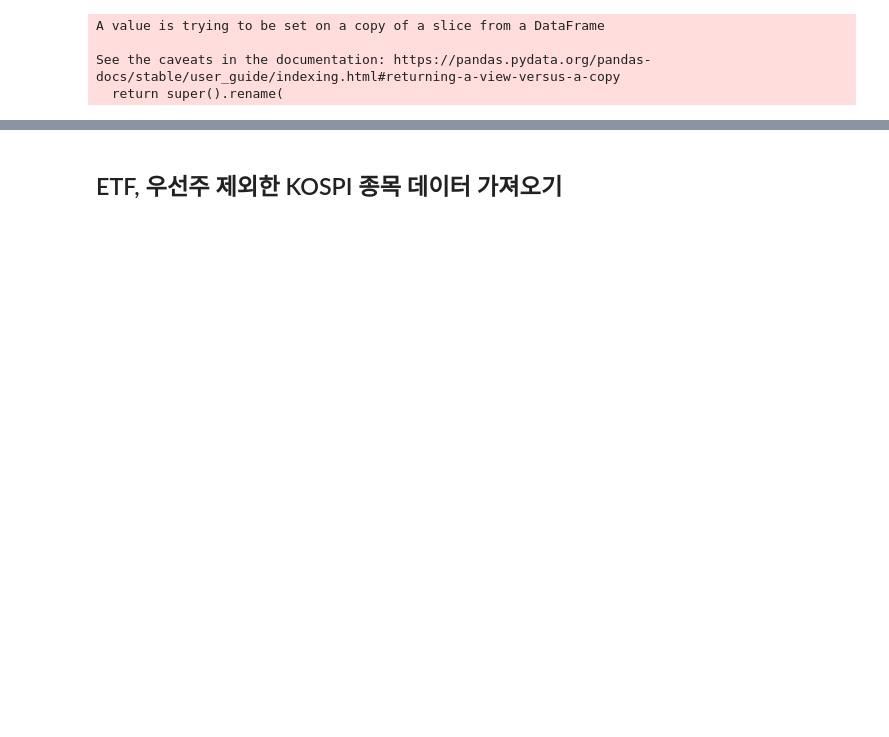
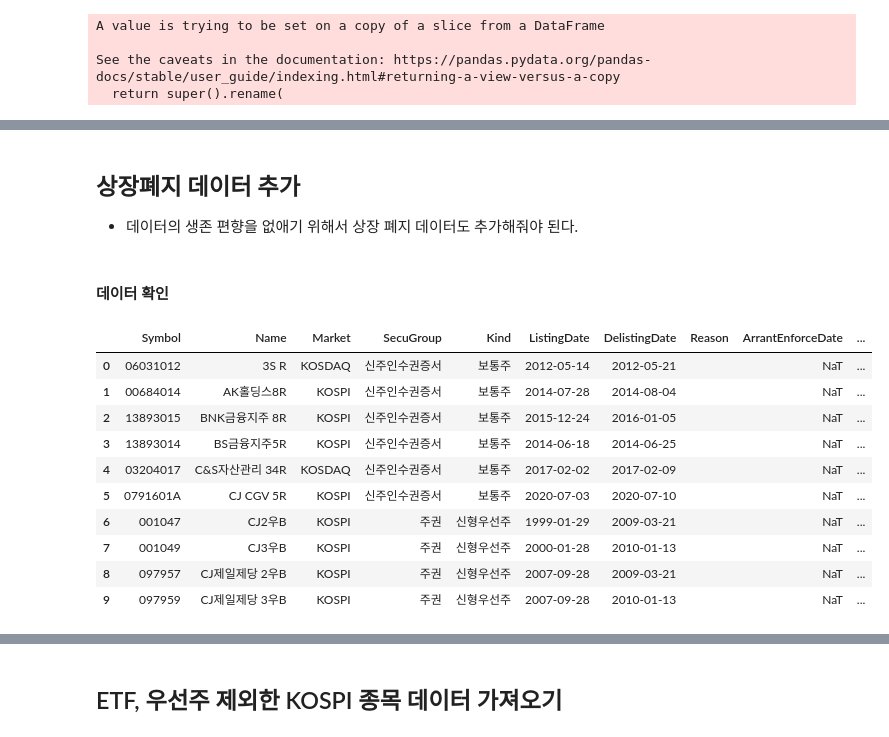
Before and after one commit to Hertz-and-Alpha/machine-learning-for-trading-korea-stock, a Jupyter notebook: data/create_datasets.ipynb, the cells around one changed output, grey strips where cells are left out. Drawn from its saved outputs; the diff is of its cells as text; code cells hidden in the pictures; blank space fills up the shorter version.

Commit message:
Add 상장폐지 종목들 데이터 추가

```diff
--- a/data/create_datasets.ipynb
+++ b/data/create_datasets.ipynb
@@ -75,2 +42,24 @@ kospi_data
 # %%
 kospi_data = kospi_data.groupby(['date', 'ticker']).last()
+# %% [markdown]
+## 상장폐지 데이터 추가
+- 데이터의 생존 편향을 없애기 위해서 상장 폐지 데이터도 추가해줘야 된다.
+# %%
+## 상장폐지 데이터 가져오기
+delisting_data = fdr.StockListing('KRX-DELISTING')
+# %% [markdown]
+#### 데이터 확인
+# %%
+delisting_data.head(10)
+# %% [output]
+|  | Symbol | Name | Market | SecuGroup | Kind | ListingDate | DelistingDate | Reason | ArrantEnforceDate | ... |
+| 0 | 06031012 | 3S R | KOSDAQ | 신주인수권증서 | 보통주 | 2012-05-14 | 2012-05-21 |  | NaT | ... |
+| 1 | 00684014 | AK홀딩스8R | KOSPI | 신주인수권증서 | 보통주 | 2014-07-28 | 2014-08-04 |  | NaT | ... |
+| 2 | 13893015 | BNK금융지주 8R | KOSPI | 신주인수권증서 | 보통주 | 2015-12-24 | 2016-01-05 |  | NaT | ... |
+| 3 | 13893014 | BS금융지주5R | KOSPI | 신주인수권증서 | 보통주 | 2014-06-18 | 2014-06-25 |  | NaT | ... |
+| 4 | 03204017 | C&S자산관리 34R | KOSDAQ | 신주인수권증서 | 보통주 | 2017-02-02 | 2017-02-09 |  | NaT | ... |
+| 5 | 0791601A | CJ CGV 5R | KOSPI | 신주인수권증서 | 보통주 | 2020-07-03 | 2020-07-10 |  | NaT | ... |
+| 6 | 001047 | CJ2우B | KOSPI | 주권 | 신형우선주 | 1999-01-29 | 2009-03-21 |  | NaT | ... |
+| 7 | 001049 | CJ3우B | KOSPI | 주권 | 신형우선주 | 2000-01-28 | 2010-01-13 |  | NaT | ... |
+| 8 | 097957 | CJ제일제당 2우B | KOSPI | 주권 | 신형우선주 | 2007-09-28 | 2009-03-21 |  | NaT | ... |
+| 9 | 097959 | CJ제일제당 3우B | KOSPI | 주권 | 신형우선주 | 2007-09-28 | 2010-01-13 |  | NaT | ... |
```
Also changed, not shown: parts of 40 cells of this notebook.
